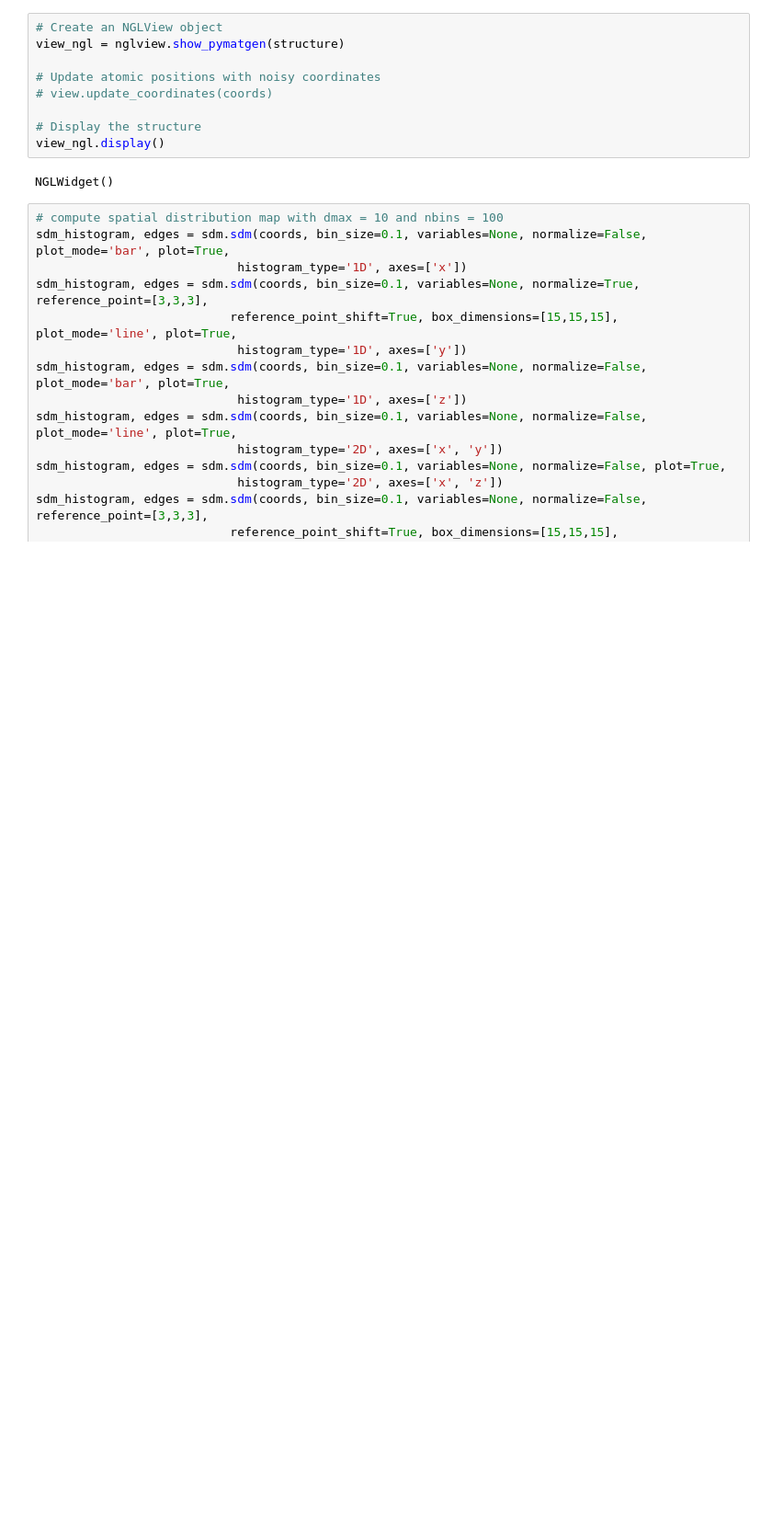
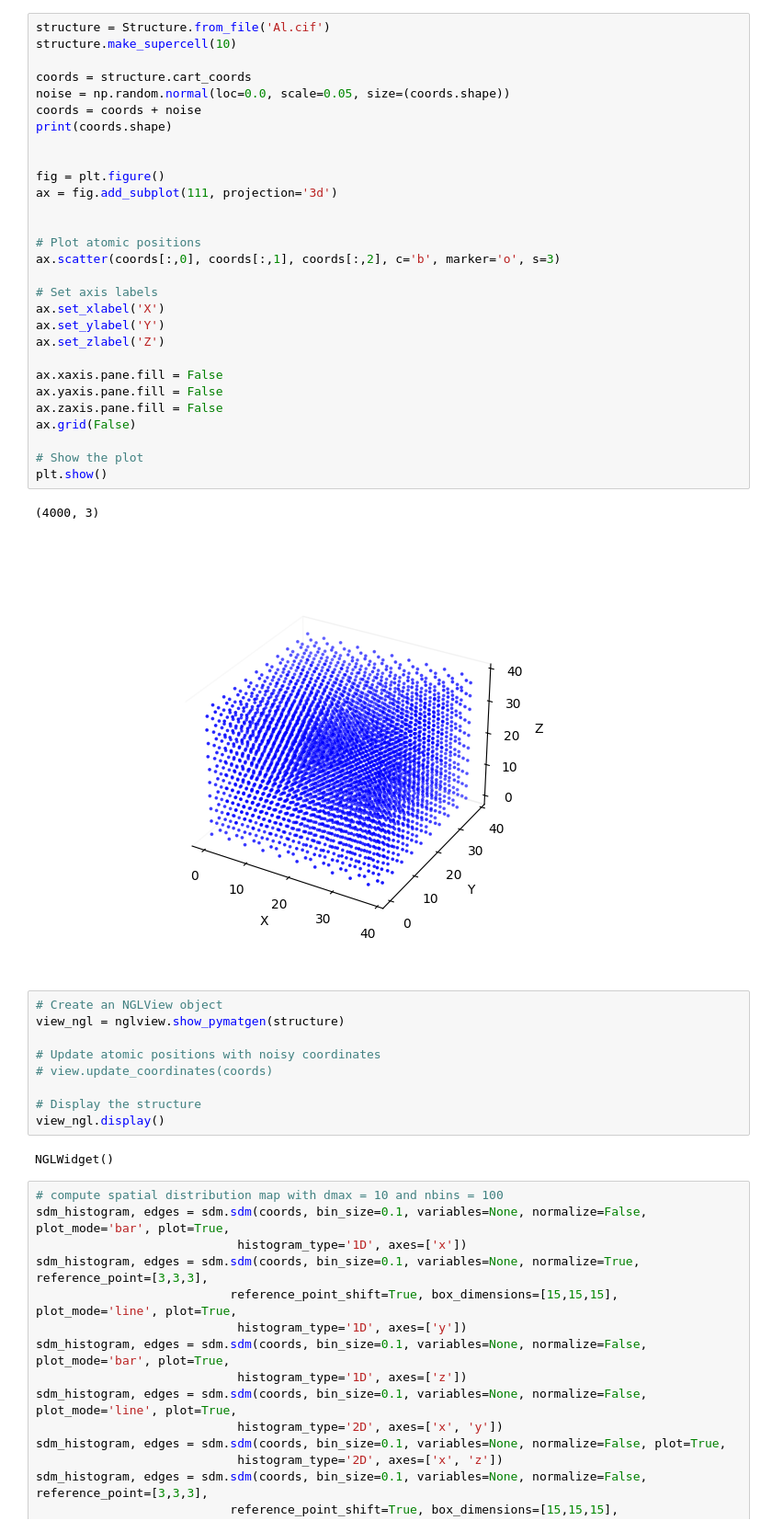
Before and after one commit to mmonajem/pyoxcart, a Jupyter notebook: pyccapt/calibration/tutorials/jupyter_files/sdm_tdf_fft.ipynb, the cells around one changed output. Shown at 92% size. Saved outputs shown, nothing was run; the diff lists cells and outputs as text; blank space fills up the shorter version.

```diff
--- a/pyccapt/calibration/tutorials/jupyter_files/sdm_tdf_fft.ipynb
+++ b/pyccapt/calibration/tutorials/jupyter_files/sdm_tdf_fft.ipynb
@@ -59,3 +59,35 @@ plt.show()
+# %%
+structure = Structure.from_file('Al.cif')
+structure.make_supercell(10)
+
+coords = structure.cart_coords
+noise = np.random.normal(loc=0.0, scale=0.05, size=(coords.shape))
+coords = coords + noise
+print(coords.shape)
+
+
+fig = plt.figure()
+ax = fig.add_subplot(111, projection='3d')
+
+
+# Plot atomic positions
+ax.scatter(coords[:,0], coords[:,1], coords[:,2], c='b', marker='o', s=3)
+
+# Set axis labels
+ax.set_xlabel('X')
+ax.set_ylabel('Y')
+ax.set_zlabel('Z')
+
+ax.xaxis.pane.fill = False
+ax.yaxis.pane.fill = False
+ax.zaxis.pane.fill = False
+ax.grid(False)
+
+# Show the plot
+plt.show()
+# %% [output]
+(4000, 3)
+[figure, added]
 # %%
 # Create an NGLView object
 view_ngl = nglview.show_pymatgen(structure)
```
Also changed, not shown: parts of 4 cells of this notebook, 11 other files.
